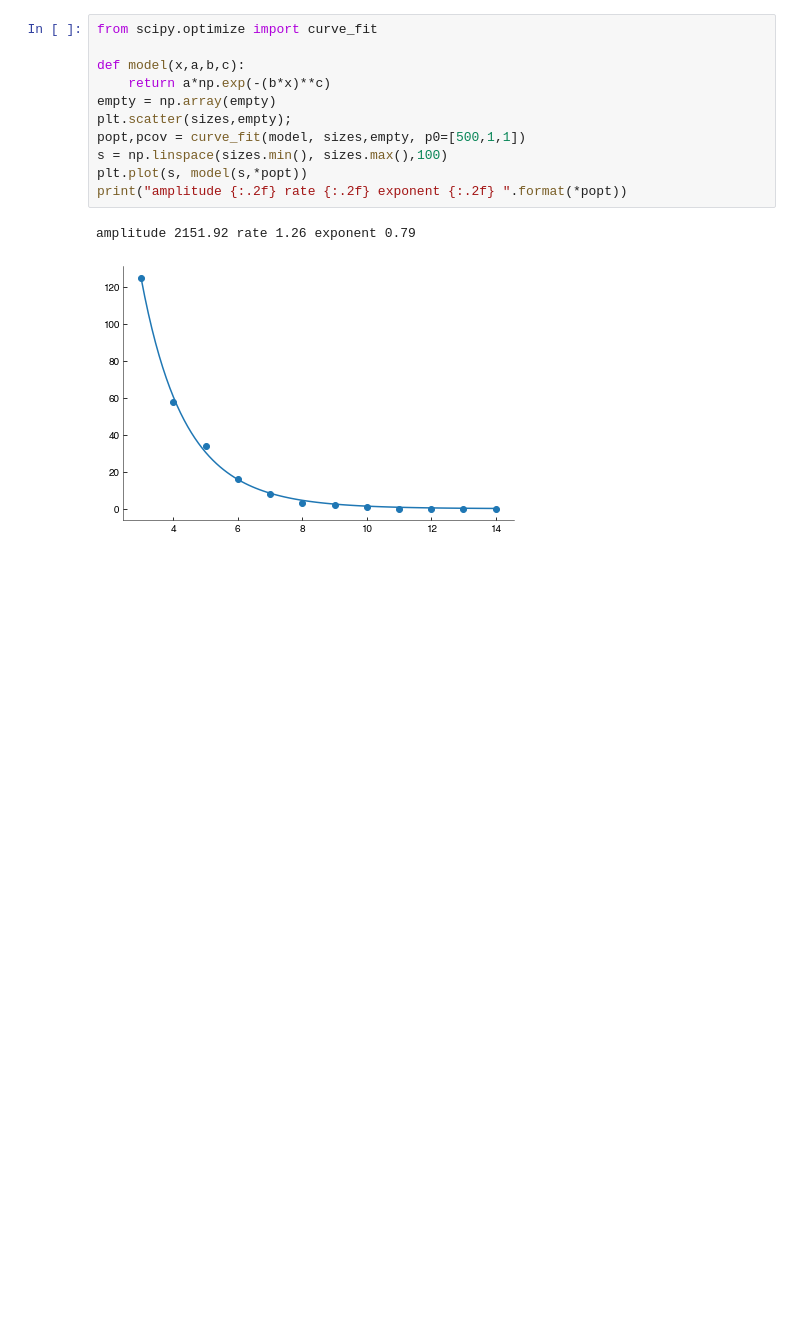
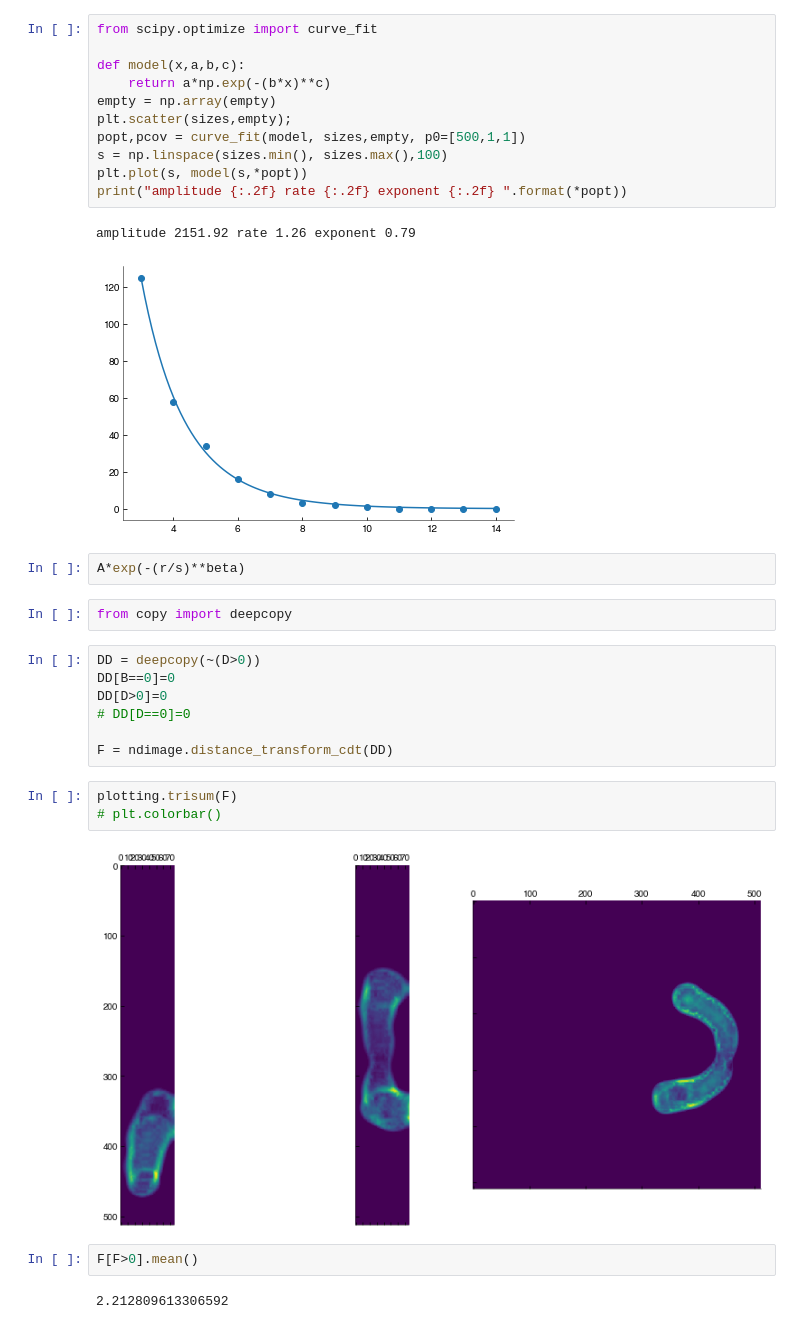
Before and after one commit to FTurci/jaw-fluctuations, a Jupyter notebook: Exploration.ipynb, the cells around one changed output. Drawn from its saved outputs; the diff is of its cells as text; blank space fills up the shorter version.

```diff
--- a/Exploration.ipynb
+++ b/Exploration.ipynb
@@ -110,3 +110,23 @@ print("amplitude {:.2f} rate {:.2f} exponent {:.2f} ".format(*popt))
 # %% [output]
 amplitude 2151.92 rate 1.26 exponent 0.79
 [figure]
+# %%
+A*exp(-(r/s)**beta)
+# %%
+from copy import deepcopy
+# %%
+DD = deepcopy(~(D>0))
+DD[B==0]=0
+DD[D>0]=0
+# DD[D==0]=0
+
+F = ndimage.distance_transform_cdt(DD)
+# %%
+plotting.trisum(F)
+# plt.colorbar()
+# %% [output]
+[figure, added]
+# %%
+F[F>0].mean()
+# %% [output]
+2.212809613306592
```
Also changed, not shown: parts of 1 cell of this notebook, 4 other files.
